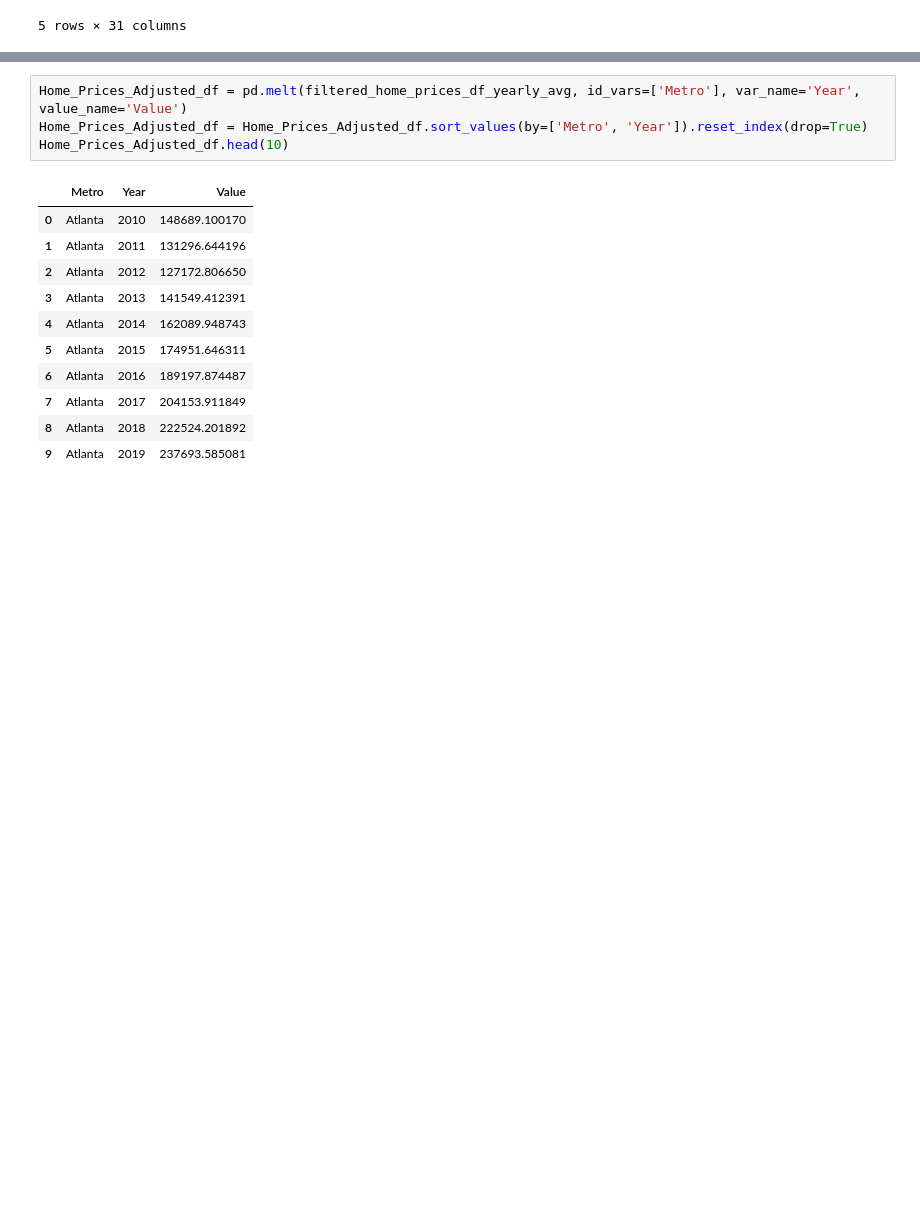
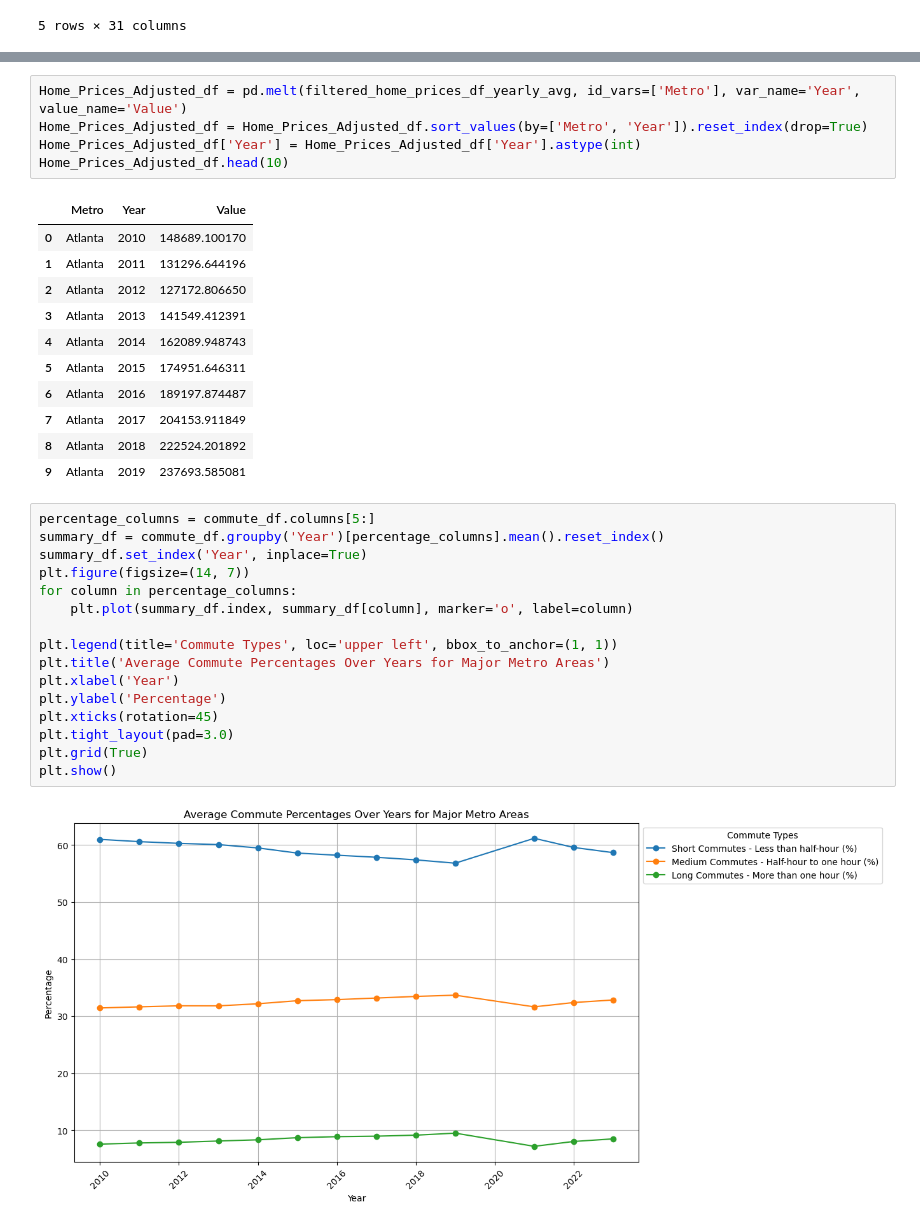
Before and after one commit to tsjohns9/ai-project-2, a Jupyter notebook: House_Prices.ipynb, the cells around one changed output, grey strips where cells are left out. Drawn from its saved outputs; the diff is of its cells as text; blank space fills up the shorter version.

```diff
--- a/House_Prices.ipynb
+++ b/House_Prices.ipynb
@@ -89,6 +104,7 @@ filtered_home_prices_df_yearly_avg.head()
 # %%
 Home_Prices_Adjusted_df = pd.melt(filtered_home_prices_df_yearly_avg, id_vars=['Metro'], var_name='Year', value_name='Value')
 Home_Prices_Adjusted_df = Home_Prices_Adjusted_df.sort_values(by=['Metro', 'Year']).reset_index(drop=True)
+Home_Prices_Adjusted_df['Year'] = Home_Prices_Adjusted_df['Year'].astype(int)
 Home_Prices_Adjusted_df.head(10)
 # %% [output]
 |  | Metro | Year | Value |
@@ -102,3 +118,21 @@ Home_Prices_Adjusted_df.head(10)
 | 7 | Atlanta | 2017 | 204153.911849 |
 | 8 | Atlanta | 2018 | 222524.201892 |
 | 9 | Atlanta | 2019 | 237693.585081 |
+# %%
+percentage_columns = commute_df.columns[5:]
+summary_df = commute_df.groupby('Year')[percentage_columns].mean().reset_index()
+summary_df.set_index('Year', inplace=True)
+plt.figure(figsize=(14, 7))
+for column in percentage_columns:
+    plt.plot(summary_df.index, summary_df[column], marker='o', label=column)
+
+plt.legend(title='Commute Types', loc='upper left', bbox_to_anchor=(1, 1))
+plt.title('Average Commute Percentages Over Years for Major Metro Areas')
+plt.xlabel('Year')
+plt.ylabel('Percentage')
+plt.xticks(rotation=45)
+plt.tight_layout(pad=3.0)
+plt.grid(True)
+plt.show()
+# %% [output]
+[figure, added]
```
Also changed, not shown: parts of 3 cells of this notebook, 12 other files.
